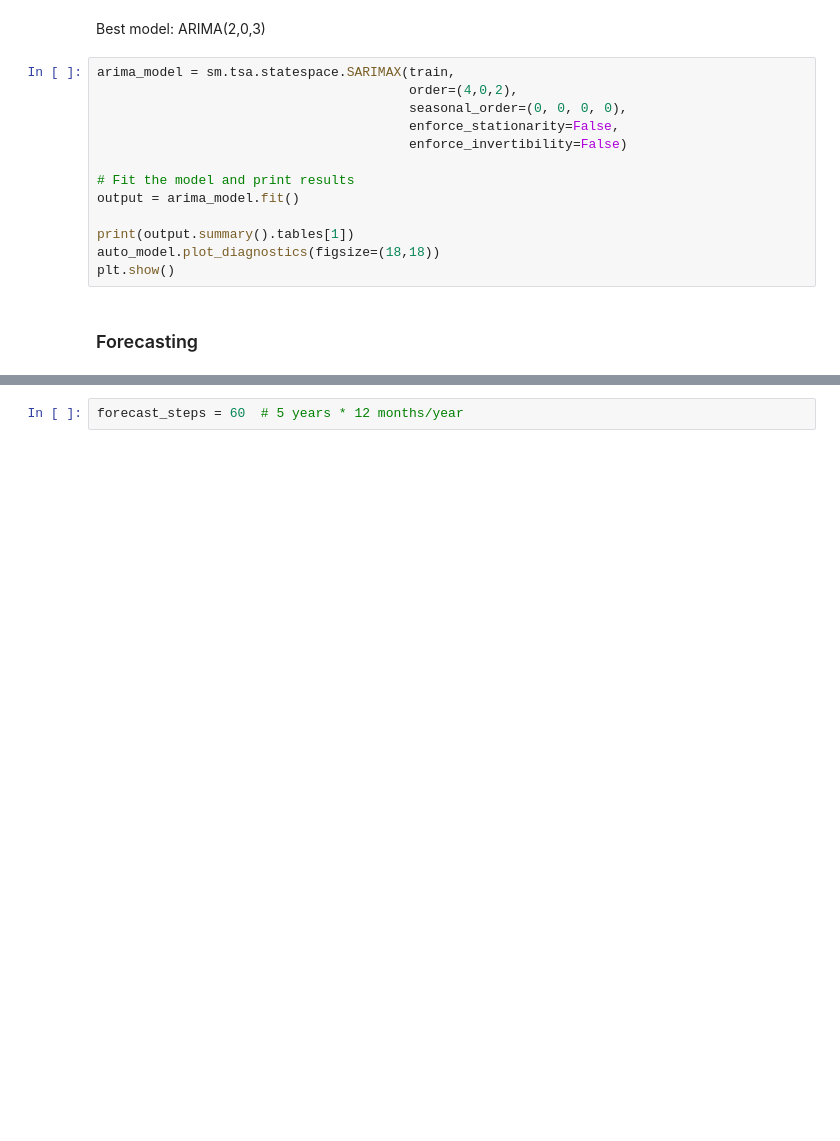
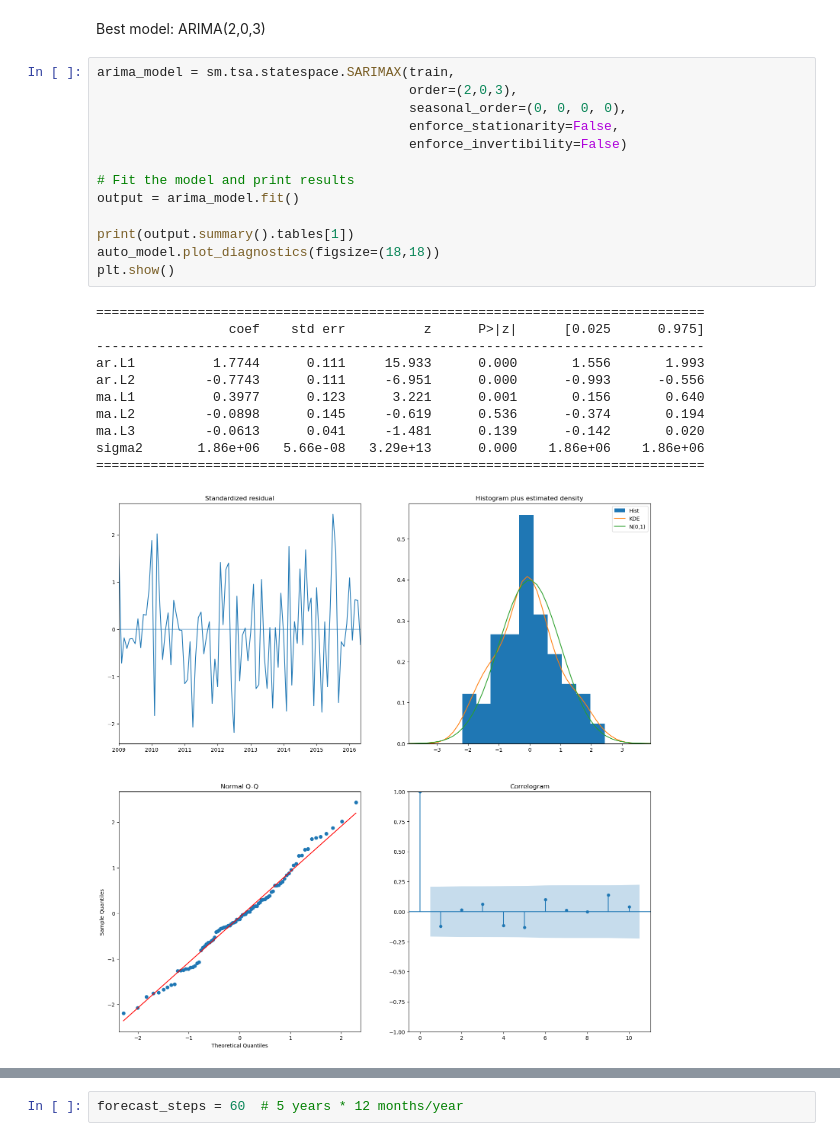
Before and after one commit to hannahdallas/zillow_time_series_model, a Jupyter notebook: notebook.ipynb, the cells around one changed output, grey strips where cells are left out. Drawn from its saved outputs; the diff is of its cells as text; blank space fills up the shorter version.

```diff
--- a/notebook.ipynb
+++ b/notebook.ipynb
@@ -281,16 +544,26 @@ auto_model = pm.auto_arima(
 Best model:  ARIMA(2,0,3)
 # %%
 arima_model = sm.tsa.statespace.SARIMAX(train,
-                                        order=(4,0,2),
+                                        order=(2,0,3),
                                         seasonal_order=(0, 0, 0, 0),
                                         enforce_stationarity=False,
                                         enforce_invertibility=False)
 
 # Fit the model and print results
 output = arima_model.fit()
 
 print(output.summary().tables[1])
 auto_model.plot_diagnostics(figsize=(18,18))
 plt.show()
+# %% [output]
+==============================================================================
+                 coef    std err          z      P>|z|      [0.025      0.975]
+------------------------------------------------------------------------------
+ar.L1          1.7744      0.111     15.933      0.000       1.556       1.993
+ar.L2         -0.7743      0.111     -6.951      0.000      -0.993      -0.556
+ma.L1          0.3977      0.123      3.221      0.001       0.156       0.640
+ma.L2         -0.0898      0.145     -0.619      0.536      -0.374       0.194
+ma.L3         -0.0613      0.041     -1.481      0.139      -0.142       0.020
+sigma2       1.86e+06   5.66e-08   3.29e+13      0.000    1.86e+06    1.86e+06
+==============================================================================
+[figure, added]
-# %% [markdown]
-### Forecasting
```
Also changed, not shown: parts of 41 cells of this notebook.
